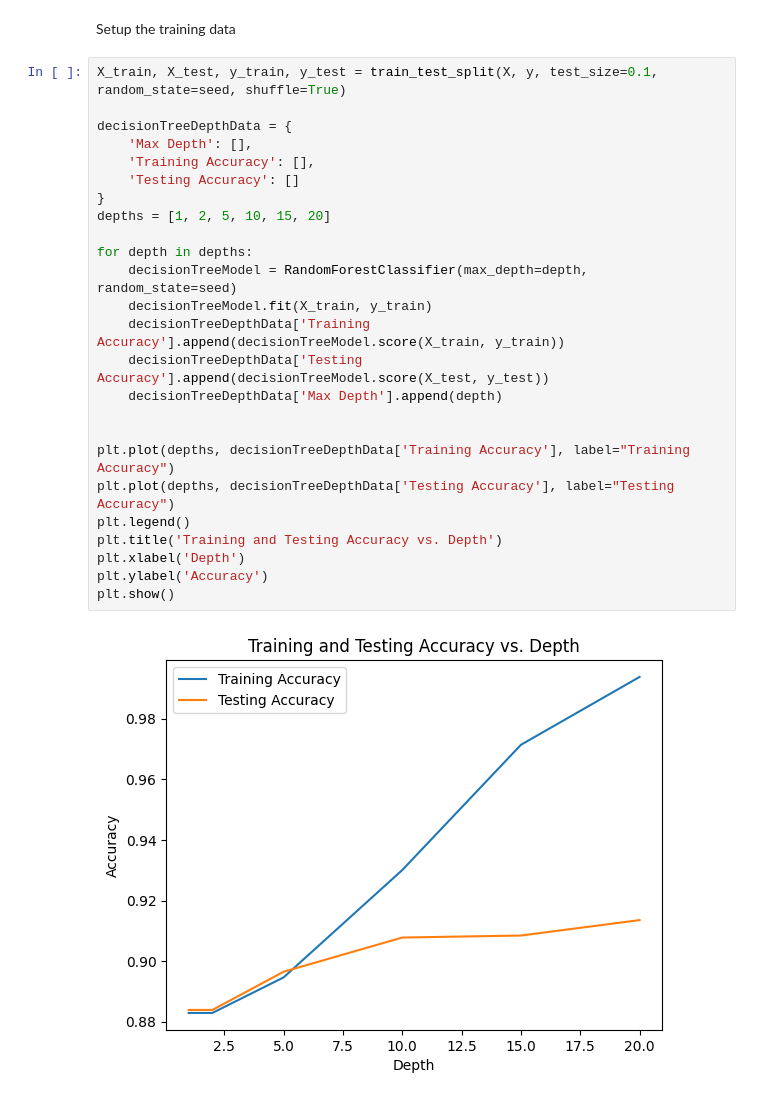
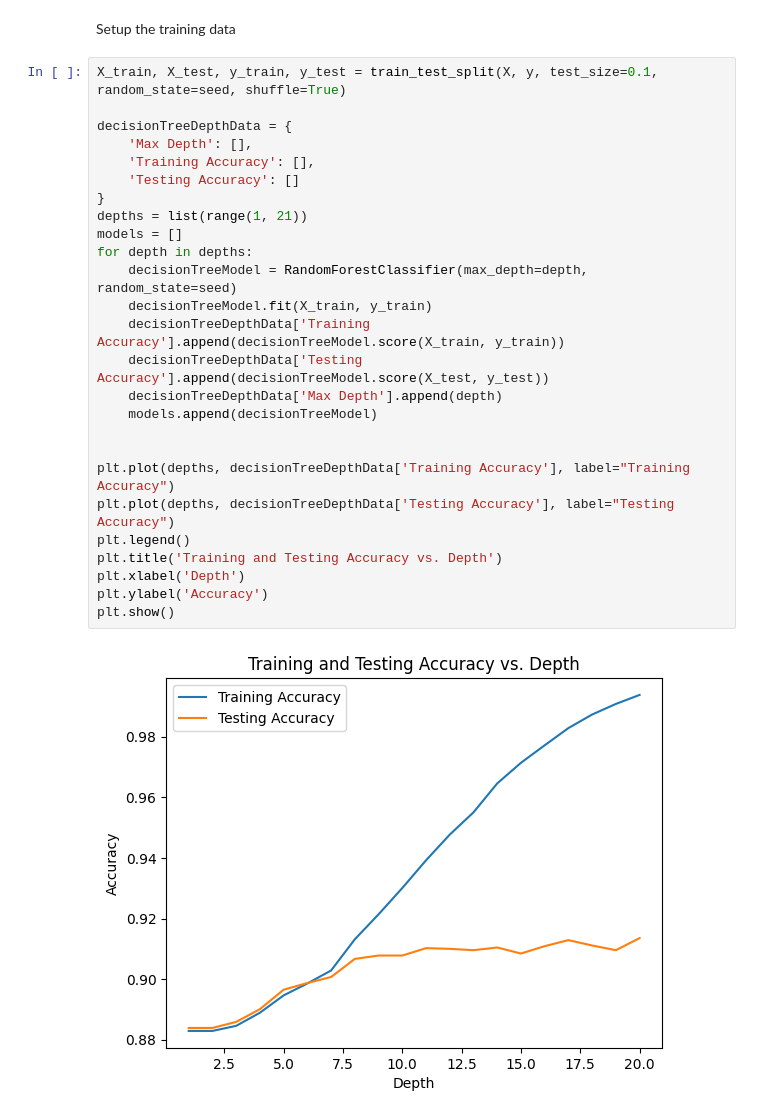
Before and after one commit to anthonytk31415/ml-classification-fin, a Jupyter notebook: random_forest.ipynb, the cells around one changed output. Saved outputs shown, nothing was run; the diff lists cells and outputs as text.

```diff
--- a/random_forest.ipynb
+++ b/random_forest.ipynb
@@ -17,27 +17,28 @@ Setup the training data
 # %%
 X_train, X_test, y_train, y_test = train_test_split(X, y, test_size=0.1, random_state=seed, shuffle=True)
 
 decisionTreeDepthData = {
     'Max Depth': [],
     'Training Accuracy': [],
     'Testing Accuracy': []
 }
-depths = [1, 2, 5, 10, 15, 20]
-
+depths = list(range(1, 21))
+models = []
 for depth in depths:
     decisionTreeModel = RandomForestClassifier(max_depth=depth, random_state=seed)
     decisionTreeModel.fit(X_train, y_train)
     decisionTreeDepthData['Training Accuracy'].append(decisionTreeModel.score(X_train, y_train))
     decisionTreeDepthData['Testing Accuracy'].append(decisionTreeModel.score(X_test, y_test))
     decisionTreeDepthData['Max Depth'].append(depth)
+    models.append(decisionTreeModel)
 
 
 plt.plot(depths, decisionTreeDepthData['Training Accuracy'], label="Training Accuracy")
 plt.plot(depths, decisionTreeDepthData['Testing Accuracy'], label="Testing Accuracy")
 plt.legend()
 plt.title('Training and Testing Accuracy vs. Depth')
 plt.xlabel('Depth')
 plt.ylabel('Accuracy')
 plt.show()
 # %% [output]
-[figure, old version]
+[figure, new version]
```
Also changed, not shown: parts of 2 cells of this notebook, 17 other files.
